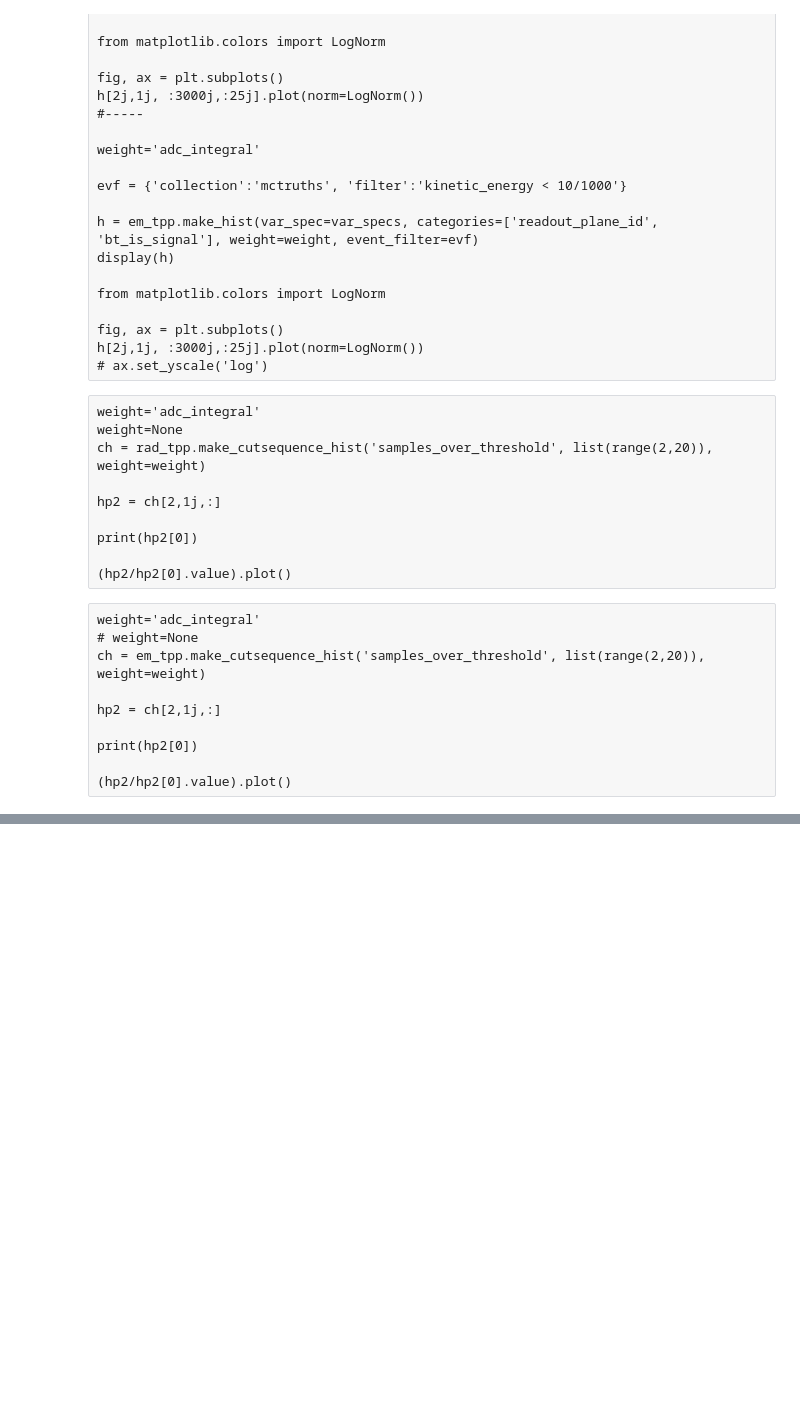
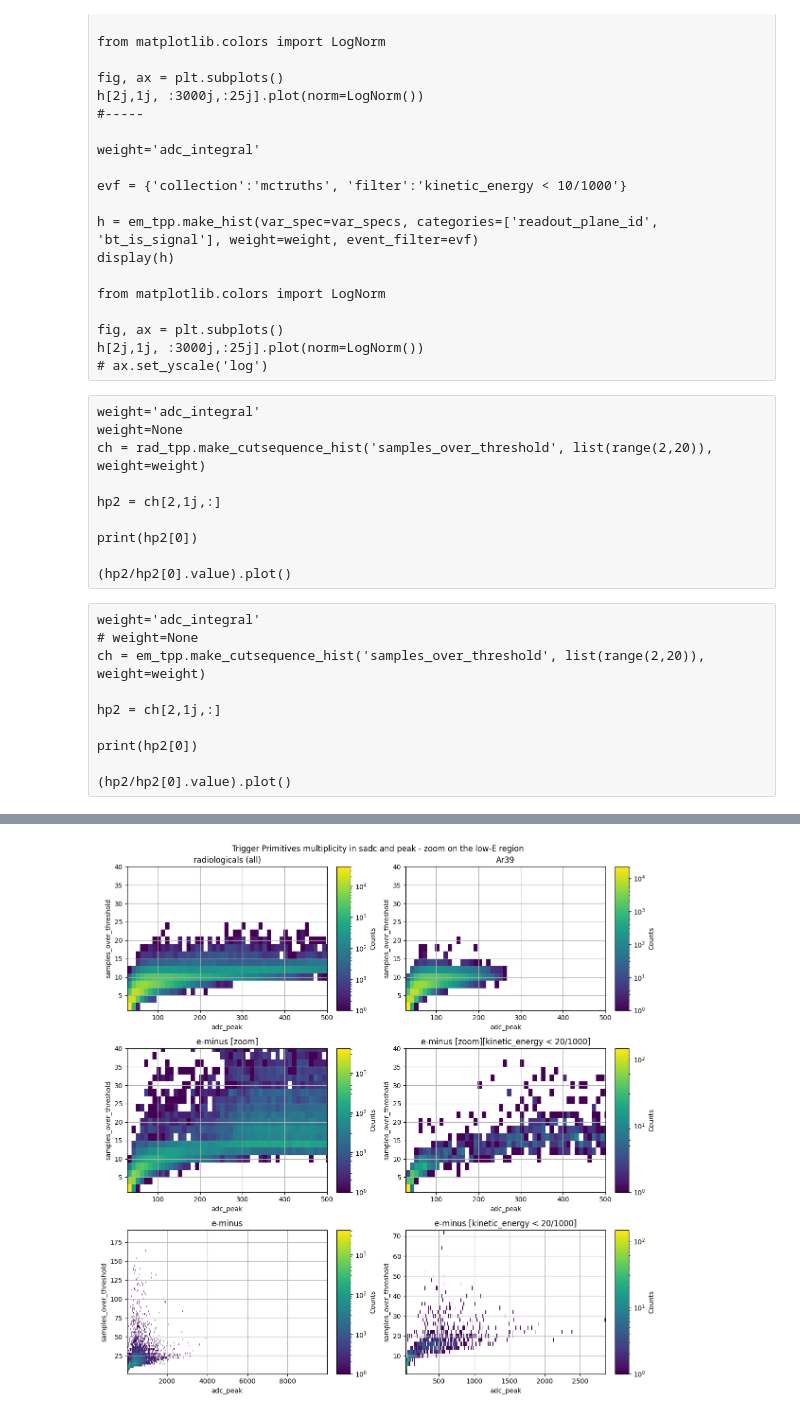
Before and after one commit to alessandrothea/tpvalidator, a Jupyter notebook: notebooks/studies/1x8x14/VD-1x8x14-TPFiltering.ipynb, the cells around one changed output, grey strips where cells are left out. Cells and saved outputs as stored; diff of their text form; code cells hidden in the pictures; blank space fills up the shorter version.

```diff
--- a/notebooks/studies/1x8x14/VD-1x8x14-TPFiltering.ipynb
+++ b/notebooks/studies/1x8x14/VD-1x8x14-TPFiltering.ipynb
@@ -280,0 +285,66 @@ print(hp2[0])
+# %%
+weight=None
+
+em_lowe_evf = {'collection':'mctruths', 'filter':'kinetic_energy < 20/1000'}
+
+cmap=None
+cats = ['readout_plane_id', 'bt_is_signal', 'bt_generator_name']
+
+zoom_ar39 = True
+
+fig, axes = plt.subplots(3,2, figsize=(12,12))
+
+row=0
+
+ax = axes[row][0]
+# rad_tpp.plot_2d_var_dist(var_specs['adc_peak'],  var_specs['samples_over_threshold'], cmap=cmap, ax=ax)
+rad_tpp.plot_2d_var_dist('adc_peak', 'samples_over_threshold', weight=weight, cmap=cmap, ax=ax)
+ax.set_title('radiologicals (all)')
+ax.grid()
+
+
+ax = axes[row][1]
+rad_tpp.plot_2d_var_dist('adc_peak',  'samples_over_threshold', bt_generator_name='Ar39GenInLAr', weight=weight, cmap=cmap, ax=ax)
+ax.set_title('Ar39')
+ax.grid()
+
+#-----
+
+row=1
+
+ax = axes[row][0]
+em_tpp.plot_2d_var_dist('adc_peak',  'samples_over_threshold', cmap=cmap, ax=ax)
+ax.set_title('e-minus [zoom]')
+ax.grid()
+
+ax = axes[row][1]
+em_tpp.plot_2d_var_dist('adc_peak',  'samples_over_threshold', ev_filter=em_lowe_evf, cweight=weight, map=cmap, ax=ax)
+ax.set_title(f'e-minus [zoom][{em_lowe_evf["filter"]}]')
+ax.grid()
+
+
+#----
+row=2
+
+ax = axes[row][0]
+em_tpp.plot_2d_var_dist('adc_peak',  'samples_over_threshold', cmap=cmap, ax=ax)
+ax.set_title('e-minus')
+ax.grid()
+
+ax = axes[row][1]
+em_tpp.plot_2d_var_dist('adc_peak',  'samples_over_threshold', ev_filter=em_lowe_evf, weight=weight, cmap=cmap, ax=ax)
+ax.set_title(f'e-minus [{em_lowe_evf["filter"]}]')
+ax.grid()weight=weight,
+
+#----
+
+if zoom_ar39:
+    for rax in axes[0:2]:
+        for ax in rax:
+            ax.set_xlim(xmax=500)
+            ax.set_ylim(ymax=40)
+
+fig.suptitle("Trigger Primitives multiplicity in sadc and peak - zoom on the low-E region")
+fig.tight_layout()
+# %% [output]
+[figure, added]
```
Also changed, not shown: parts of 5 cells of this notebook, 2 other files.
